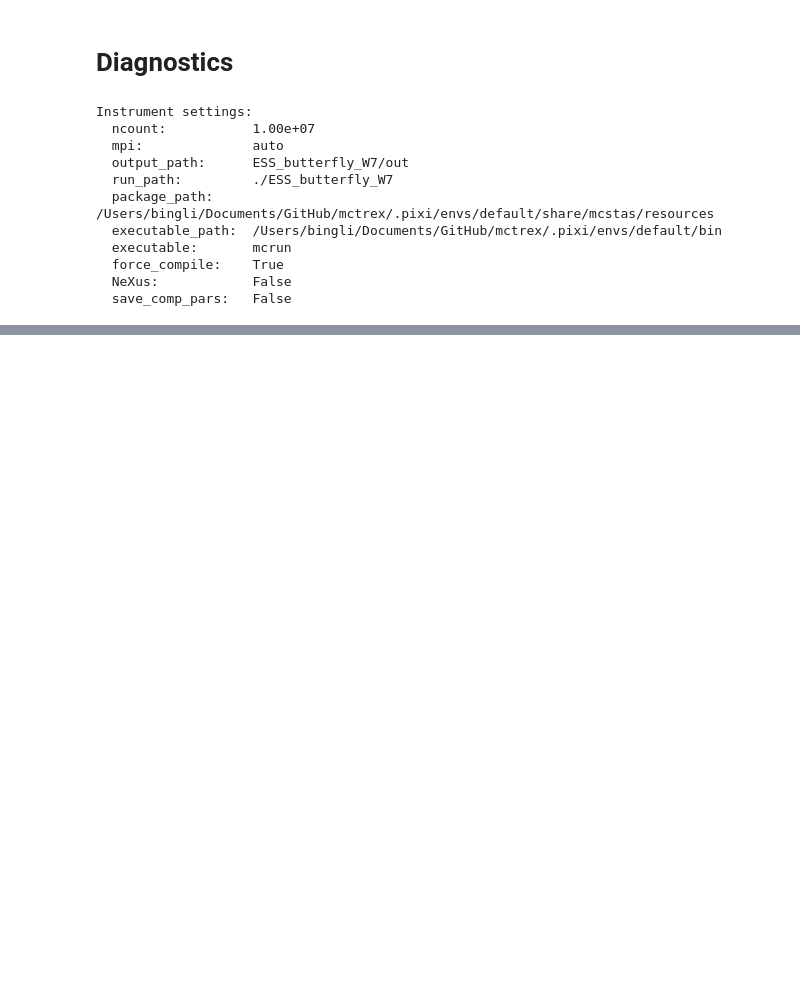
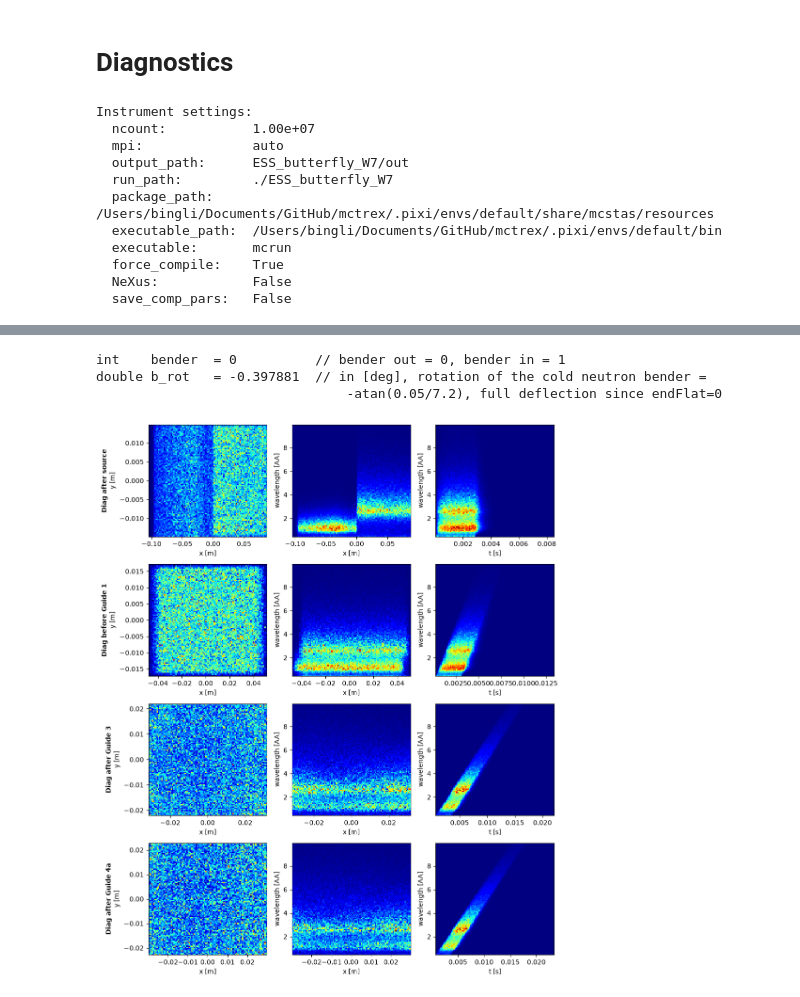
Before and after one commit to bingli621/mctrex, a Jupyter notebook: src/mctrex/ESS_butterfly_W7.ipynb, the cells around one changed output, grey strips where cells are left out. Cells and saved outputs as stored; diff of their text form; code cells hidden in the pictures; blank space fills up the shorter version.

```diff
--- a/src/mctrex/ESS_butterfly_W7.ipynb
+++ b/src/mctrex/ESS_butterfly_W7.ipynb
@@ -186,3 +273,7 @@ diag.clear_points()
 diag.add_point(after="source")
 diag.add_point(before="Guide_1")
 diag.add_point(after="Guide_3")
+diag.add_point(after="Guide_4a")
+# %%
+diag.set_parameters(bender=1)
+diag.show_parameters()
@@ -191,11 +286,9 @@ diag.run()
 # %%
 diag.clear_views()
 diag.add_view("x", "y", bins=100)
-diag.add_view("vx", "vy", bins=200)
-diag.add_view("dx", "dy", bins=100)
-diag.add_view("l", bins=100)
-diag.add_view("t", bins=100)
-diag.add_view("l", "t", bins=100)
-
-%matplotlib widget
-diag.plot()
+# diag.add_view("vx", "vy", bins=200)
+# diag.add_view("dx", "dy", bins=100)
+# diag.add_view("l", bins=100)
+# diag.add_view("t", bins=100)
+diag.add_view("x", "l", bins=100)
+diag.add_view("t", "l", bins=100)
@@ -203,0 +309,10 @@ diag.plot()
+# %%
+diag.set_parameters(bender=0)
+diag.show_parameters()
+diag.run()
+diag.plot()
+# %% [output]
+int    bender  = 0          // bender out = 0, bender in = 1
+double b_rot   = -0.397881  // in [deg], rotation of the cold neutron bender =
+                                -atan(0.05/7.2), full deflection since endFlat=0
+[figure, added]
```
Also changed, not shown: parts of 25 cells of this notebook, 5 other files.
